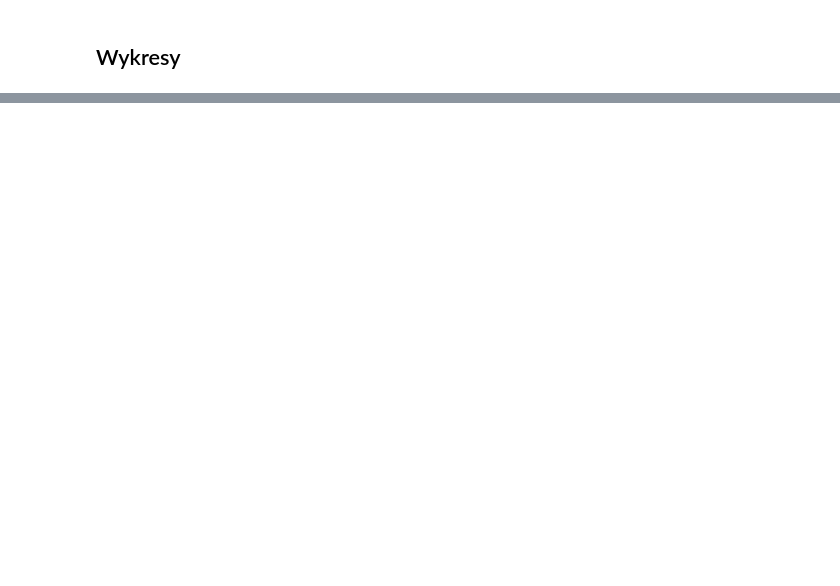
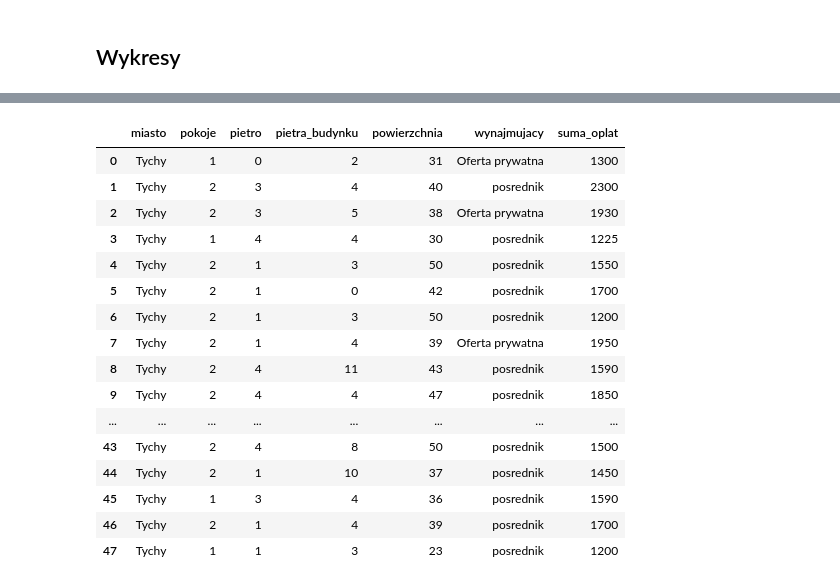
Before and after one commit to 191919201921/OTODOM_WEB_SCRAPER, a Jupyter notebook: Projekt Końcowy - scraper.ipynb, the cells around one changed output, grey strips where cells are left out. Cells and saved outputs as stored; diff of their text form; code cells hidden in the pictures; blank space fills up the shorter version.

Commit message:
Wybieram model do machine learningu i walcze z przekształceniem danych brakujących na srednie.

```diff
--- a/Projekt Końcowy - scraper.ipynb
+++ b/Projekt Końcowy - scraper.ipynb
@@ -445,0 +486,32 @@ Ogłoszenia które podają cenę z już wliczonym czynszem: 32
+# %%
+#kolumny do uzupełnienia
+# - pietra budynku
+
+#do usunięcia
+# - rok_budowy - za dużo pustych
+# - tytul
+# - miejsce
+# - kolumny związane z sumą opłat - cena, czynsz osobny, kaucja, pierwsza oplata
+
+df_model = tabela[['miasto','pokoje','pietro','pietra_budynku',
+                   'powierzchnia','wynajmujacy','suma_oplat']]
+# %%
+df_model
+# %% [output]
+|  | miasto | pokoje | pietro | pietra_budynku | powierzchnia | wynajmujacy | suma_oplat |
+| 0 | Tychy | 1 | 0 | 2 | 31 | Oferta prywatna | 1300 |
+| 1 | Tychy | 2 | 3 | 4 | 40 | posrednik | 2300 |
+| 2 | Tychy | 2 | 3 | 5 | 38 | Oferta prywatna | 1930 |
+| 3 | Tychy | 1 | 4 | 4 | 30 | posrednik | 1225 |
+| 4 | Tychy | 2 | 1 | 3 | 50 | posrednik | 1550 |
+| 5 | Tychy | 2 | 1 | 0 | 42 | posrednik | 1700 |
+| 6 | Tychy | 2 | 1 | 3 | 50 | posrednik | 1200 |
+| 7 | Tychy | 2 | 1 | 4 | 39 | Oferta prywatna | 1950 |
+| 8 | Tychy | 2 | 4 | 11 | 43 | posrednik | 1590 |
+| 9 | Tychy | 2 | 4 | 4 | 47 | posrednik | 1850 |
+| ... | ... | ... | ... | ... | ... | ... | ... |
+| 43 | Tychy | 2 | 4 | 8 | 50 | posrednik | 1500 |
+| 44 | Tychy | 2 | 1 | 10 | 37 | posrednik | 1450 |
+| 45 | Tychy | 1 | 3 | 4 | 36 | posrednik | 1590 |
+| 46 | Tychy | 2 | 1 | 4 | 39 | posrednik | 1700 |
+| 47 | Tychy | 1 | 1 | 3 | 23 | posrednik | 1200 |
```
Also changed, not shown: parts of 14 cells of this notebook, 1 other file.
